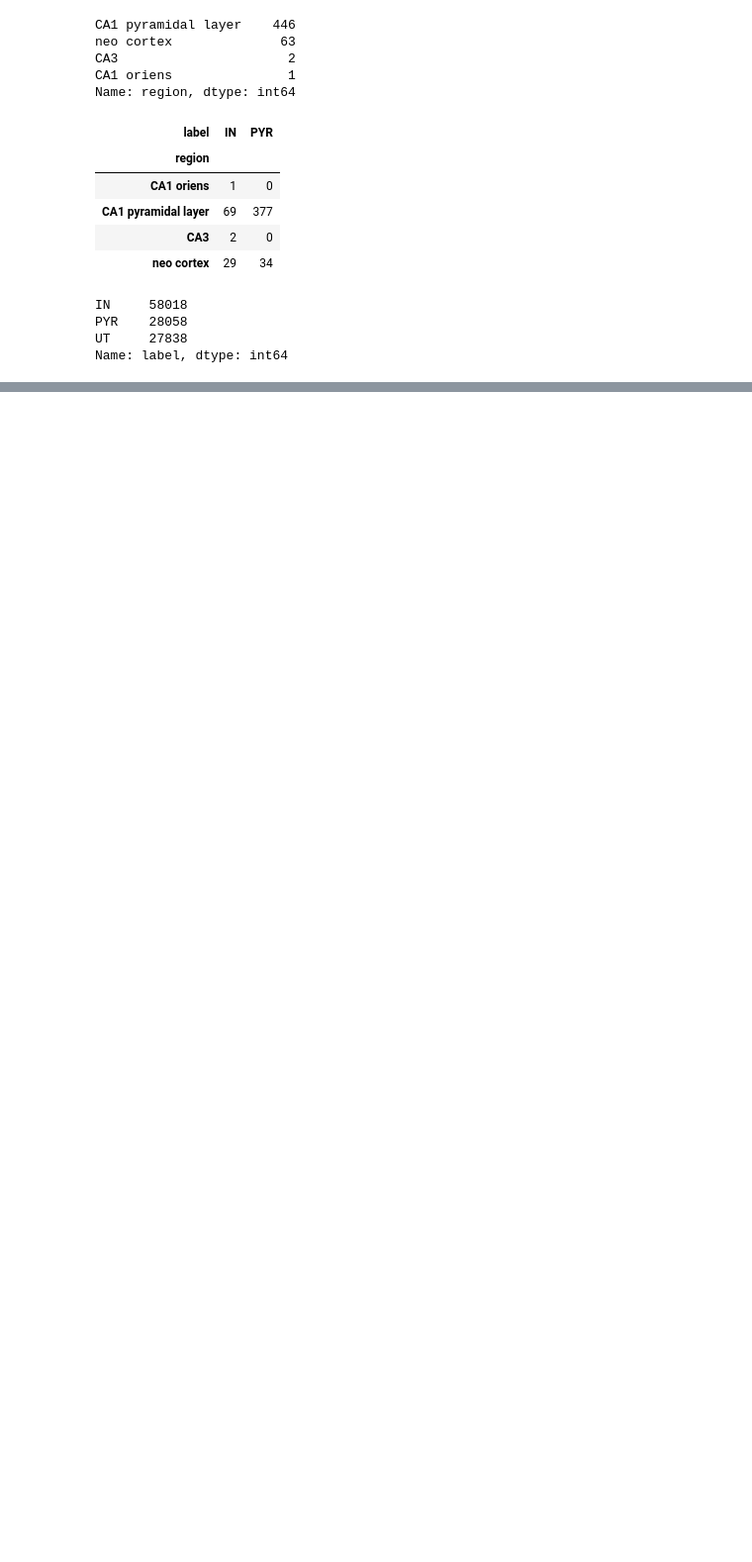
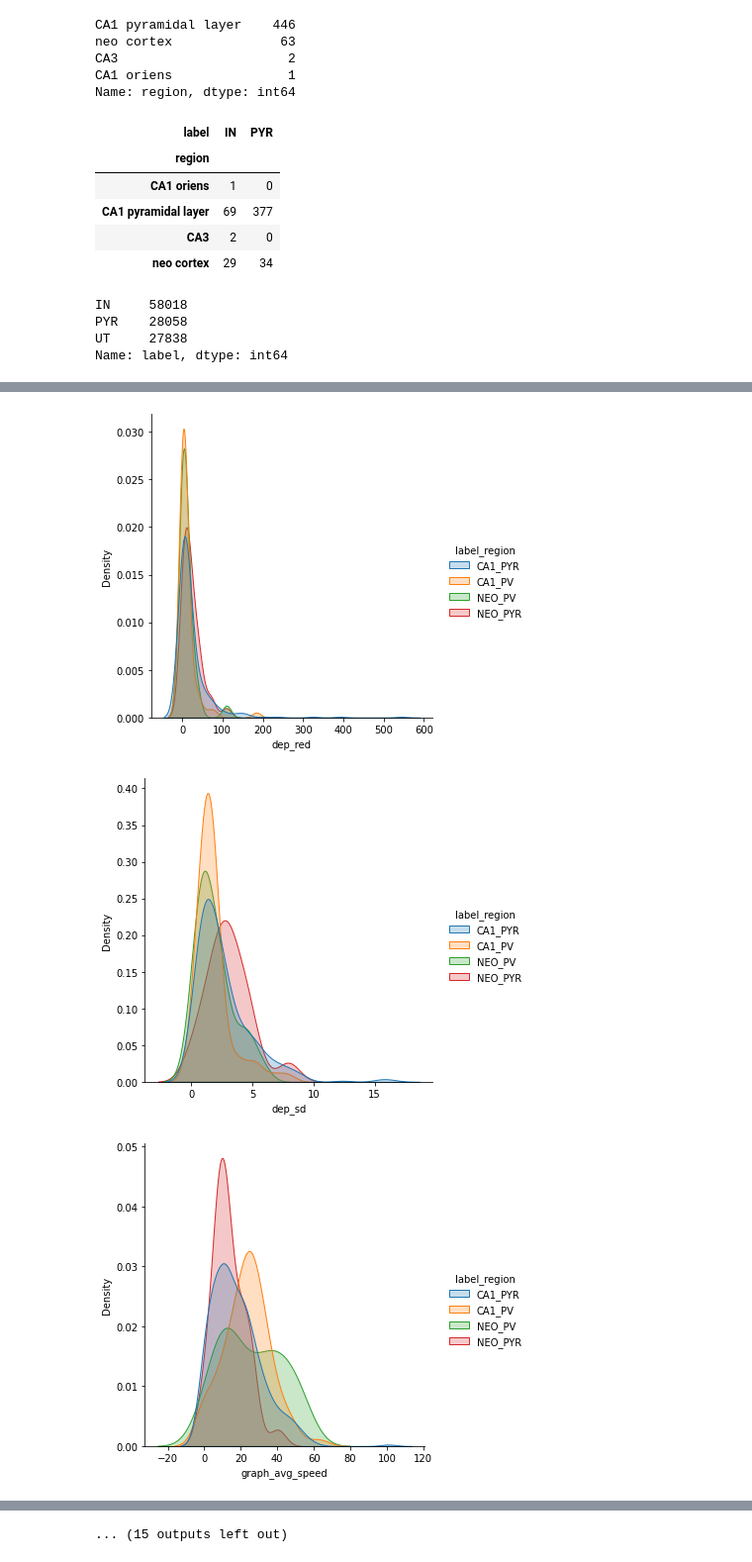
Before and after one commit to LiorSukman/Stark-Lab-Project, a Jupyter notebook: neo_vs_CA.ipynb, the cells around one changed output, grey strips where cells are left out. Shown at 99% size. Drawn from its saved outputs; the diff is of its cells as text; code cells hidden in the pictures; blank space fills up the shorter version.

Commit message:
change transformation, main channel detection, regions fix,  reports

```diff
--- a/neo_vs_CA.ipynb
+++ b/neo_vs_CA.ipynb
@@ -99,3 +99,24 @@ IN     58018
 PYR    28058
 UT     27838
 Name: label, dtype: int64
+# %%
+PATH = 'clustersData_no_light/0'
+# %%
+df = None
+files = os.listdir(PATH)
+for file in sorted(files):
+    if df is None:
+        df = pd.read_csv(PATH + '/' + file)
+    else:
+        temp = pd.read_csv(PATH + '/' + file)
+        df = df.append(temp)
+# %%
+df=df[df.label >= 0]
+df=df[df.region <= 1]
+df.region = df.region * 2
+df['label_region'] = df.label + df.region
+
+df.label = df.label.map({1: 'PYR', 0: 'IN'})
+
+df.label_region = df.label_region.map({0: 'NEO_PV', 1: 'NEO_PYR', 2: 'CA1_PV', 3: 'CA1_PYR'})
+pd.value_counts(df.label_region)
@@ -101,0 +143,9 @@ Name: label, dtype: int64
+# %%
+for c in df.columns:
+    if c in ['label', 'region', 'name', 'label_region', 'max_abs', 'num_spikes']:
+        continue
+    sns.displot(data=df, x=c, hue="label_region", common_norm=False, kind="kde", fill=True)
+# %% [output]
+[figure, added]
+[figure, added]
+[figure, added]
@@ -101,0 +161 @@ Name: label, dtype: int64
+... (15 outputs left out)
```
Also changed, not shown: parts of 5 cells of this notebook, 12 other files.
